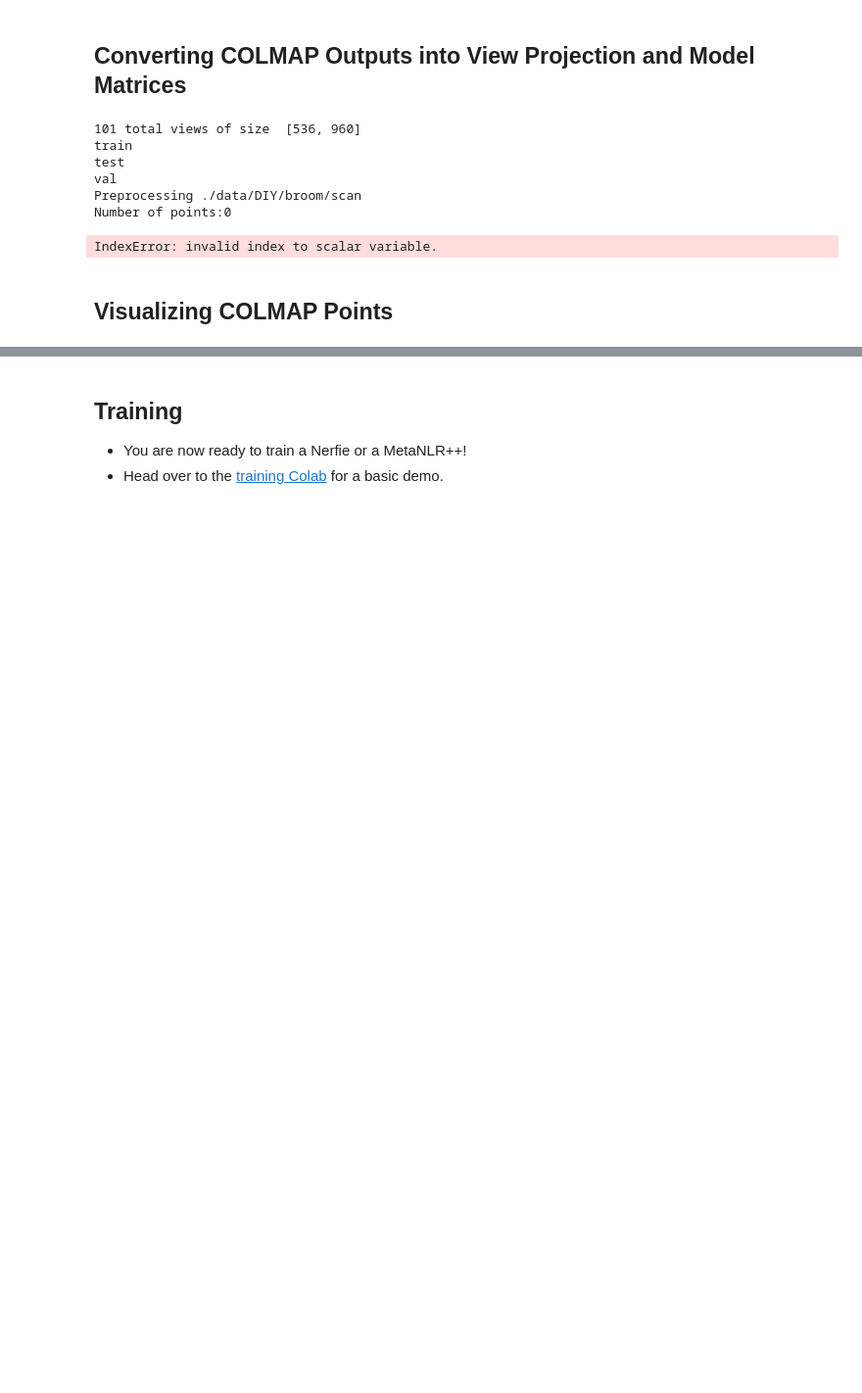
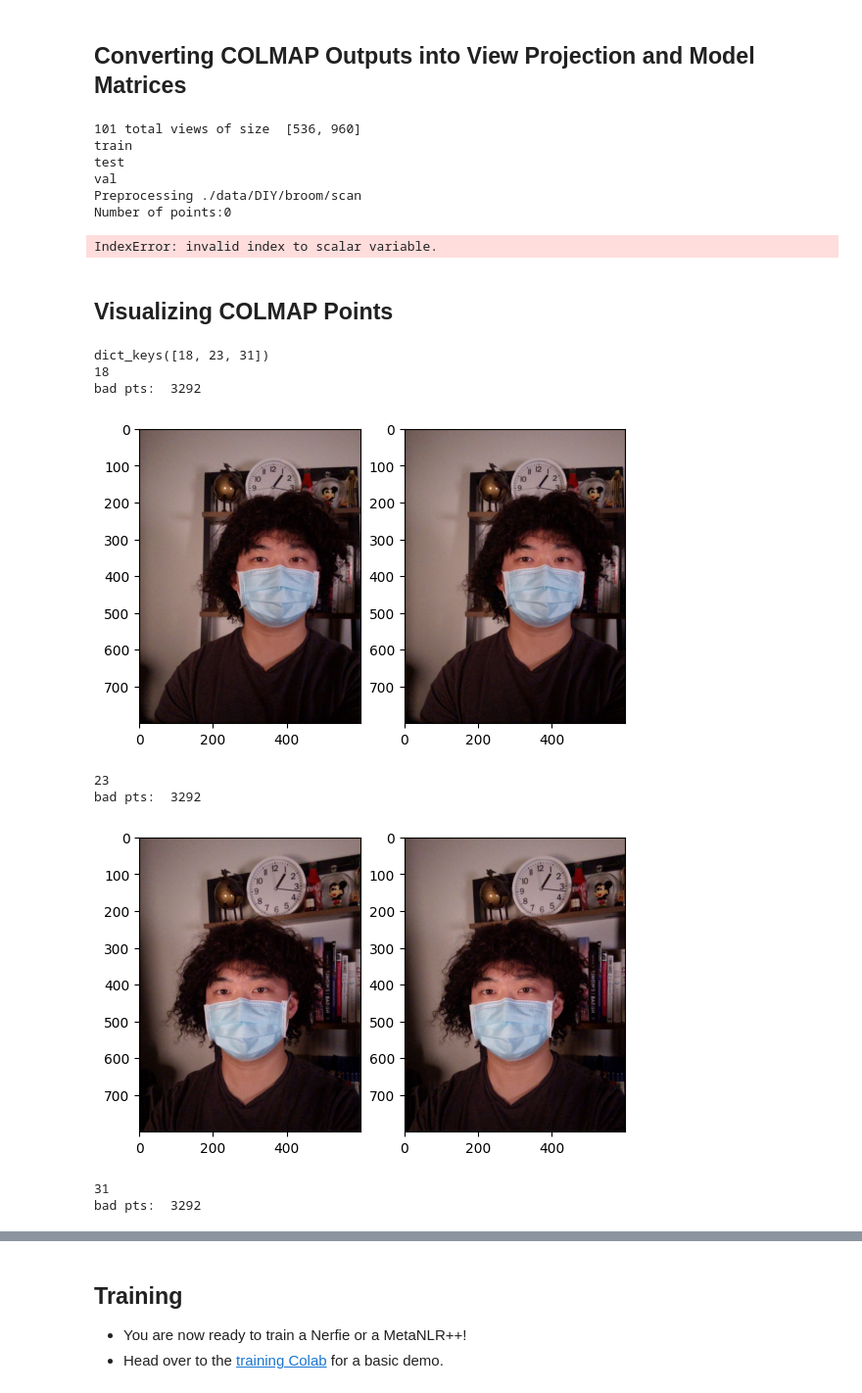
Before and after one commit to svsambandam/unisurf, a Jupyter notebook: UNISURF Preprocessing.ipynb, the cells around one changed output, grey strips where cells are left out. Shown: that part at 98% size. Cells and saved outputs as stored; diff of their text form; code cells hidden in the pictures; blank space fills up the shorter version.

```diff
--- a/UNISURF Preprocessing.ipynb
+++ b/UNISURF Preprocessing.ipynb
@@ -1266,6 +1273,12 @@ np.array(json.load(open('/ubc/cs/research/kmyi/svsamban/research/data-nerfies/to
 # 3D PTS Projection from IPYNB nerfies projection
 import matplotlib.pyplot as plt
 from PIL import Image
+import numpy as np
+import json
+
+capture_name = 'curls'
+root_dir = '/ubc/cs/research/kmyi/svsamban/research/metanlrpp/my_data/my_dtu/colmap_outputs' + '/' + capture_name
+# root_dir = '/ubc/cs/research/kmyi/svsamban/research/data-nerfies' + '/' + capture_name
 
 directory = root_dir
 scale = 1.
@@ -1278,8 +1291,8 @@ directory_cam = directory+'/camera'
 blue = {}
 i = 0
 # iterate over files in that directory
-for key in [19,23,30,31]:
-    file = open(directory_cam+'/left1_'+str(key).zfill(6)+'.json')
+for key in [18,23,31]:
+    file = open(directory_cam+'/'+str(key).zfill(6)+'.json')
     cam = json.load(file)
 
     points = points.reshape((-1, 3))
@@ -1314,32 +1327,42 @@ ii=0
 print(blue.keys())
 for id in sorted(blue.keys()):
     b = np.array(blue[id])
 
-    im2 = directory+'/rgb/2x/left1_'+str(id).zfill(6)+'.png'
-    # im2 = directory+'/rgb/1x/'+str(id).zfill(6)+'.png'
+    # im2 = directory+'/rgb/2x/left1_'+str(id).zfill(6)+'.png'
+    im2 = directory+'/rgb/1x/'+str(id).zfill(6)+'.png'
     img2 = mpimg.imread(im2)
     shape = img2.shape[:2]
     # print(shape)
     new_shape = np.array([shape[1],shape[0]])
     img2 = np.array(Image.fromarray((img2*255).astype(np.uint8)).resize(new_shape))
     img2og = img2.copy()
     bad = 0
     for i in range(len(b)):
         x1 = int(b[i,1]/(shape[0]/new_shape[1]))
         x2 = int(b[i,0]/(shape[0]/new_shape[1]))
         if x1 < 120 and x2 < 160 and x1 > -1 and x2 > -1:
             n = 2
             img2[x1-n:x1+n,x2-n:x2+n,:] = [0,0.,255.]
             # img2[x1,x2,:] = [0,0.,255.]
         else:
             bad = bad + 1
             pass
 
     print(id)
     print('bad pts: ', bad)
     fig=plt.figure()
     fig.add_subplot(1,2,ii+2)
     plt.imshow(img2)
     fig.add_subplot(1,2,ii+1)
     plt.imshow(img2og)
     plt.show()
+# %% [output]
+dict_keys([18, 23, 31])
+18
+bad pts:  3292
+[figure, added]
+23
+bad pts:  3292
+[figure, added]
+31
+bad pts:  3292
```
Also changed, not shown: parts of 3 cells of this notebook, 6 other files.
